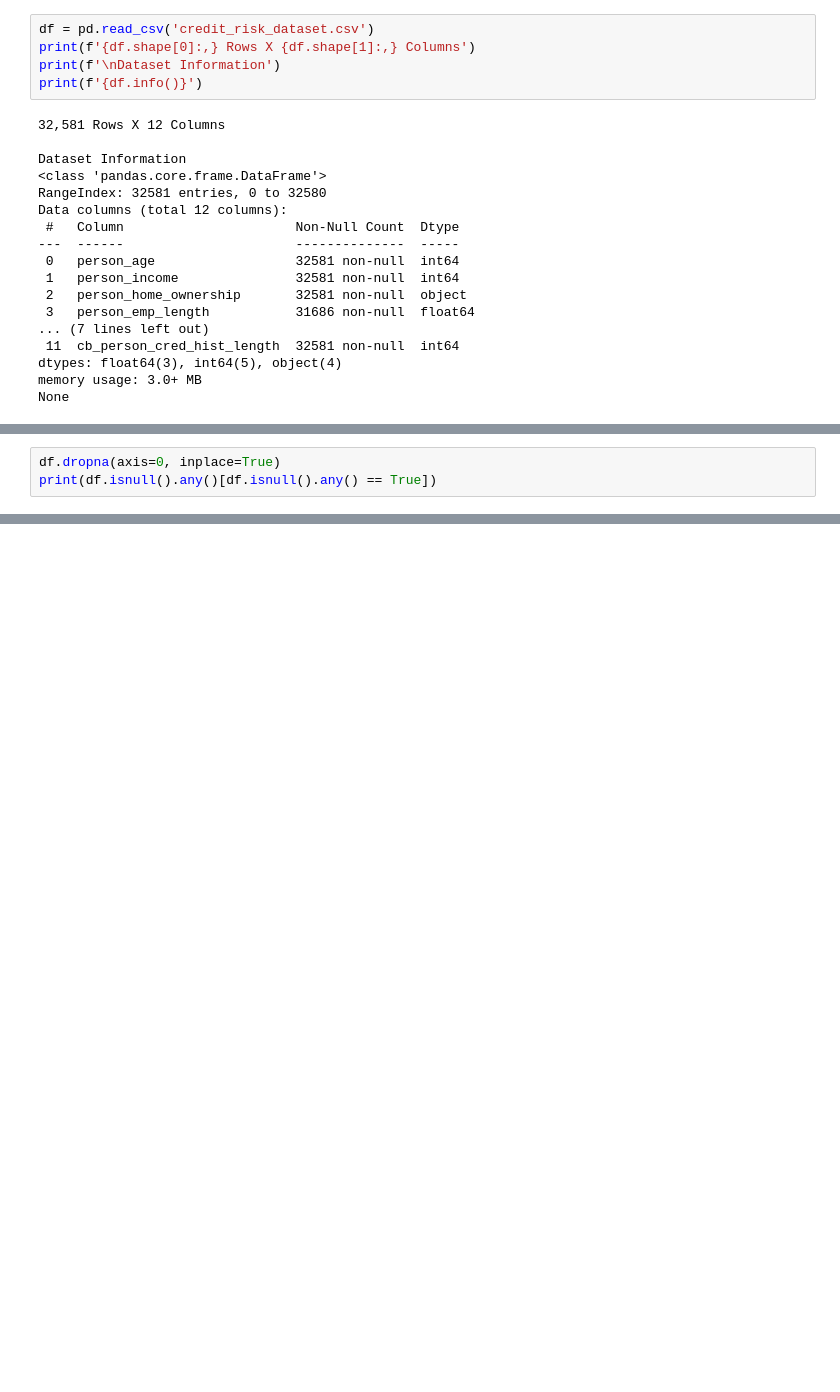
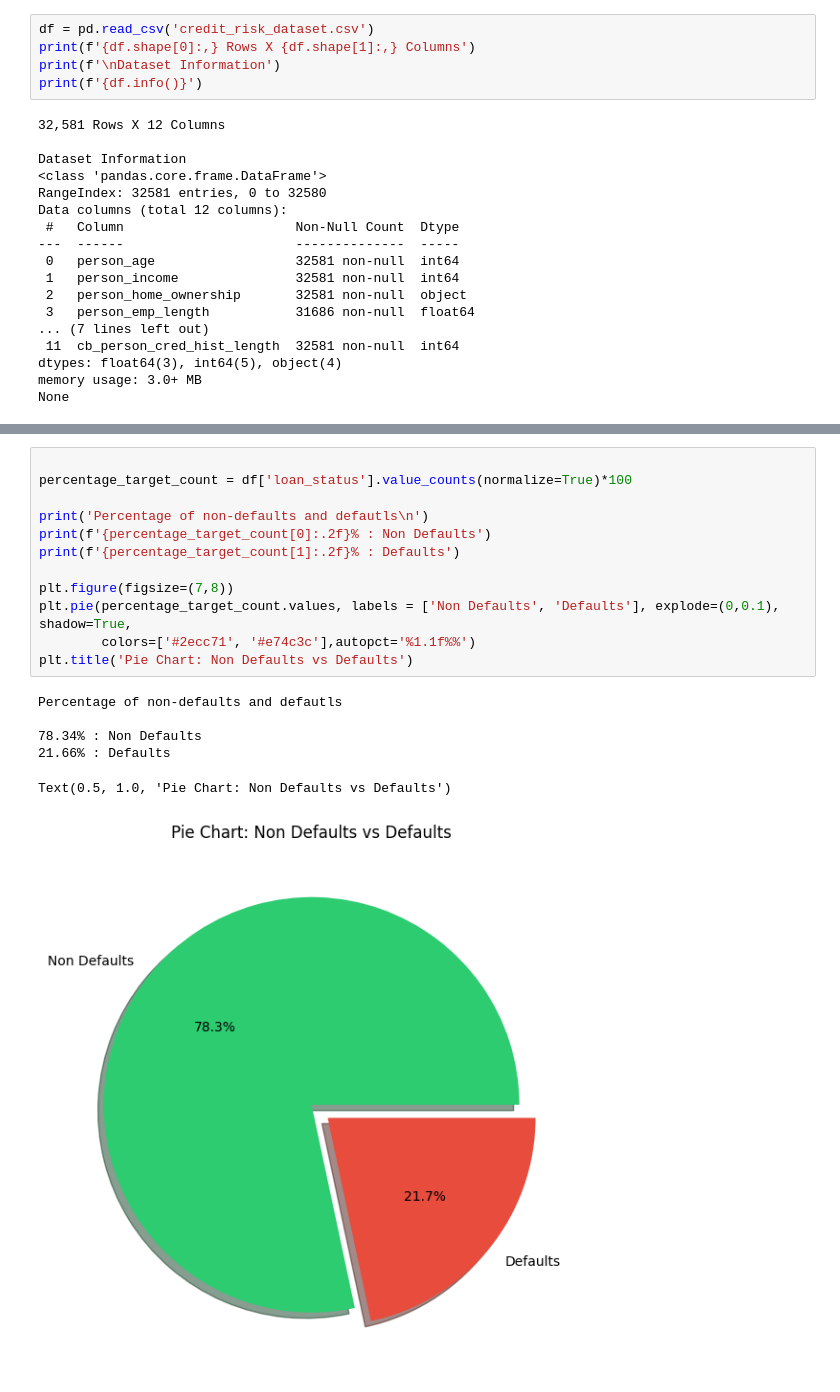
Before and after one commit to nitin-vinayak/creditrisk, a Jupyter notebook: exploratoryanalysis.ipynb, the cells around one changed output, grey strips where cells are left out. Drawn from its saved outputs; the diff is of its cells as text; blank space fills up the shorter version.

Commit message:
EDA Graphs

```diff
--- a/exploratoryanalysis.ipynb
+++ b/exploratoryanalysis.ipynb
@@ -41,6 +41,3 @@ dtype: bool
 
 After dropping Missing Values
 Series([], dtype: bool)
-# %%
-df.dropna(axis=0, inplace=True)
-print(df.isnull().any()[df.isnull().any() == True])
@@ -62,0 +58,19 @@ print(categrocial_cols)
+# %%
+
+percentage_target_count = df['loan_status'].value_counts(normalize=True)*100
+
+print('Percentage of non-defaults and defautls\n')
+print(f'{percentage_target_count[0]:.2f}% : Non Defaults')
+print(f'{percentage_target_count[1]:.2f}% : Defaults')
+
+plt.figure(figsize=(7,8))
+plt.pie(percentage_target_count.values, labels = ['Non Defaults', 'Defaults'], explode=(0,0.1), shadow=True,
+        colors=['#2ecc71', '#e74c3c'],autopct='%1.1f%%')
+plt.title('Pie Chart: Non Defaults vs Defaults')
+# %% [output]
+Percentage of non-defaults and defautls
+
+78.34% : Non Defaults
+21.66% : Defaults
+Text(0.5, 1.0, 'Pie Chart: Non Defaults vs Defaults')
+[figure, added]
```
Also changed, not shown: parts of 10 cells of this notebook.
